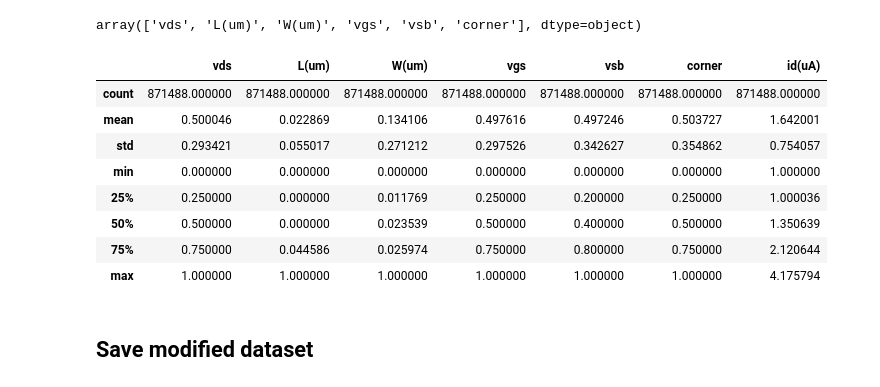
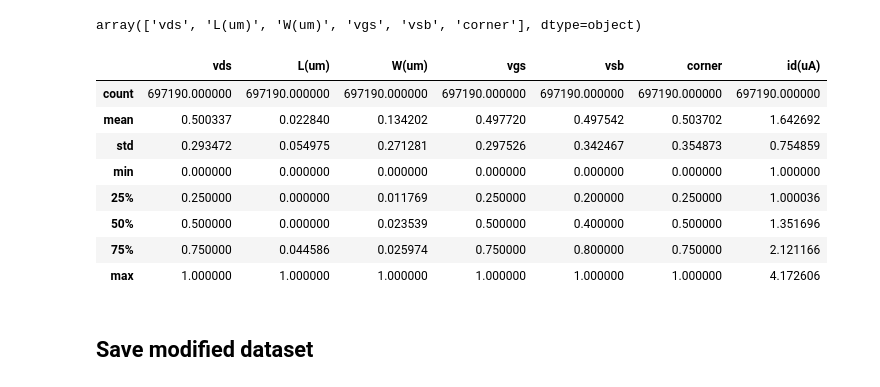
Before and after one commit to abdelrahmanabdelghany/Mabrains-Task-Transistor-Drain-Current-Prediction, a Jupyter notebook: EDA.ipynb, the cells around one changed output. Cells and saved outputs as stored; diff of their text form; code cells hidden in the pictures.

Commit message:
added normalization and splitted data

```diff
--- a/EDA.ipynb
+++ b/EDA.ipynb
@@ -10,7 +10,7 @@ import matplotlib.pyplot as plt
 ## Load and prepare csv data
 # %%
 #READ CSV FILE USING PANDAS
-Data_Frame= pd.read_csv('simulated_data_nmos.csv')
+Data_Frame= pd.read_csv('data/simulated_data_nmos.csv')
 Data_Frame.head()
 # %% [output]
 |  | vds | L(um) | W(um) | drain_length(um) | temperature | vgs | vsb | vth | v_pinch_off | ... |
@@ -161,3 +163,7 @@ sns.pairplot(Data_Frame)
+# %%
+test=Data_Frame.sample(frac=0.2,random_state=200)
+train=Data_Frame.drop(test.index)
+val=test.drop(test.sample(frac=0.5,random_state=200).index)
 # %% [markdown]
 ## Normalizing data
 # %%
@@ -165,24 +171,27 @@ Data_Frame.columns.values[:-1]
 # %% [output]
 array(['vds', 'L(um)', 'W(um)', 'vgs', 'vsb', 'corner'], dtype=object)
 # %%
-for col in Data_Frame.columns[:-1]:
-    Data_Frame[col] = (Data_Frame[col]-Data_Frame[col].min())/(Data_Frame[col].max() - Data_Frame[col].min())
+for col in train.columns[:-1]:
+    train[col] = (train[col]-train[col].min())/(train[col].max() - train[col].min())
+    val[col] = (val[col]-train[col].min())/(train[col].max() - train[col].min())
 # %%
 def norm(x):
     return np.log10(x+10)
-Data_Frame['id(uA)'].replace({0.0:1e-13}, inplace=True)
-Data_Frame['id(uA)']=Data_Frame['id(uA)'].apply(norm)
+train['id(uA)'].replace({0.0:1e-13}, inplace=True)
+train['id(uA)']=train['id(uA)'].apply(norm)
+val['id(uA)'].replace({0.0:1e-13}, inplace=True)
+val['id(uA)']=val['id(uA)'].apply(norm)
 # %%
-Data_Frame.describe()
+train.describe()
 # %% [output]
 |  | vds | L(um) | W(um) | vgs | vsb | corner | id(uA) |
-| count | 871488.000000 | 871488.000000 | 871488.000000 | 871488.000000 | 871488.000000 | 871488.000000 | 871488.000000 |
-| mean | 0.500046 | 0.022869 | 0.134106 | 0.497616 | 0.497246 | 0.503727 | 1.642001 |
-| std | 0.293421 | 0.055017 | 0.271212 | 0.297526 | 0.342627 | 0.354862 | 0.754057 |
+| count | 697190.000000 | 697190.000000 | 697190.000000 | 697190.000000 | 697190.000000 | 697190.000000 | 697190.000000 |
+| mean | 0.500337 | 0.022840 | 0.134202 | 0.497720 | 0.497542 | 0.503702 | 1.642692 |
+| std | 0.293472 | 0.054975 | 0.271281 | 0.297526 | 0.342467 | 0.354873 | 0.754859 |
 | min | 0.000000 | 0.000000 | 0.000000 | 0.000000 | 0.000000 | 0.000000 | 1.000000 |
 | 25% | 0.250000 | 0.000000 | 0.011769 | 0.250000 | 0.200000 | 0.250000 | 1.000036 |
-| 50% | 0.500000 | 0.000000 | 0.023539 | 0.500000 | 0.400000 | 0.500000 | 1.350639 |
-| 75% | 0.750000 | 0.044586 | 0.025974 | 0.750000 | 0.800000 | 0.750000 | 2.120644 |
-| max | 1.000000 | 1.000000 | 1.000000 | 1.000000 | 1.000000 | 1.000000 | 4.175794 |
+| 50% | 0.500000 | 0.000000 | 0.023539 | 0.500000 | 0.400000 | 0.500000 | 1.351696 |
+| 75% | 0.750000 | 0.044586 | 0.025974 | 0.750000 | 0.800000 | 0.750000 | 2.121166 |
+| max | 1.000000 | 1.000000 | 1.000000 | 1.000000 | 1.000000 | 1.000000 | 4.172606 |
 # %% [markdown]
 ## Save modified dataset
```
Also changed, not shown: parts of 4 cells of this notebook.
